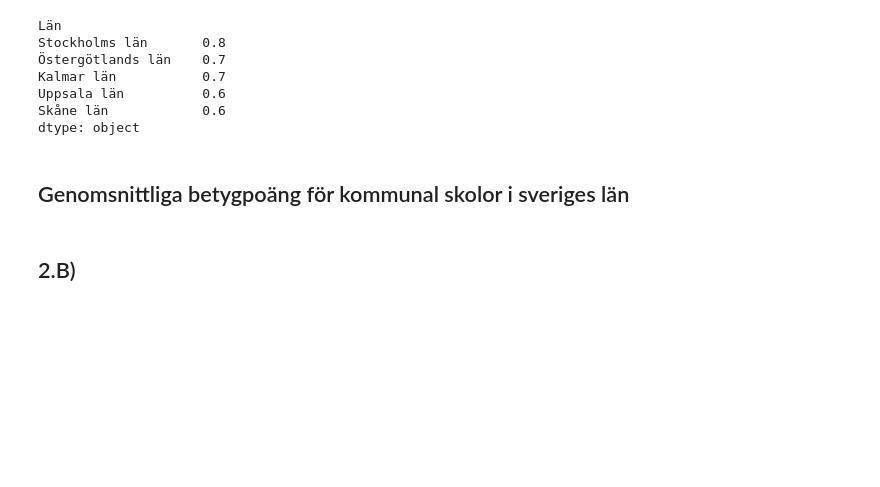
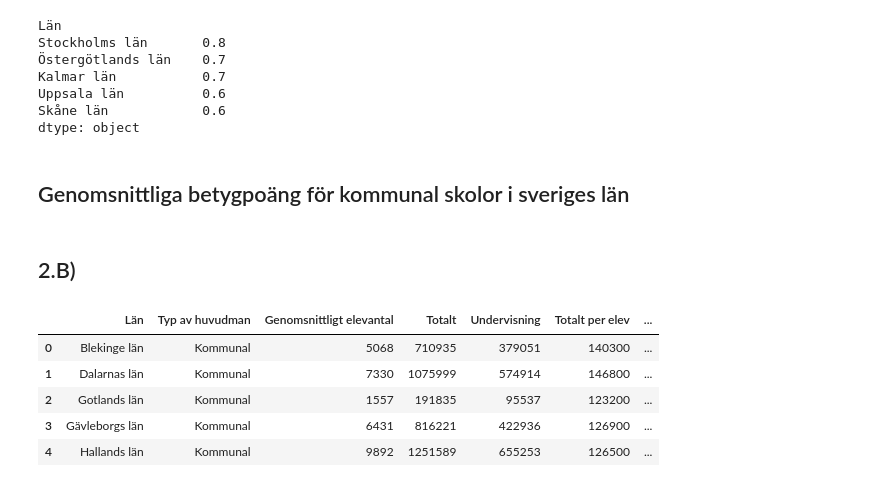
Before and after one commit to MiltonOberg/Python-Milton--sterberg-OPA23, a Jupyter notebook: Laboration2/Labb2.ipynb, the cells around one changed output. Saved outputs shown, nothing was run; the diff lists cells and outputs as text; code cells hidden in the pictures; blank space fills up the shorter version.

```diff
--- a/Laboration2/Labb2.ipynb
+++ b/Laboration2/Labb2.ipynb
@@ -481,0 +490,9 @@ fig.show()
+# %%
+df_costs_22.head()
+# %% [output]
+|  | Län | Typ av huvudman | Genomsnittligt elevantal | Totalt | Undervisning | Totalt per elev | ... |
+| 0 | Blekinge län | Kommunal | 5068 | 710935 | 379051 | 140300 | ... |
+| 1 | Dalarnas län | Kommunal | 7330 | 1075999 | 574914 | 146800 | ... |
+| 2 | Gotlands län | Kommunal | 1557 | 191835 | 95537 | 123200 | ... |
+| 3 | Gävleborgs län | Kommunal | 6431 | 816221 | 422936 | 126900 | ... |
+| 4 | Hallands län | Kommunal | 9892 | 1251589 | 655253 | 126500 | ... |
```
Also changed, not shown: parts of 8 cells of this notebook, 6 other files.
